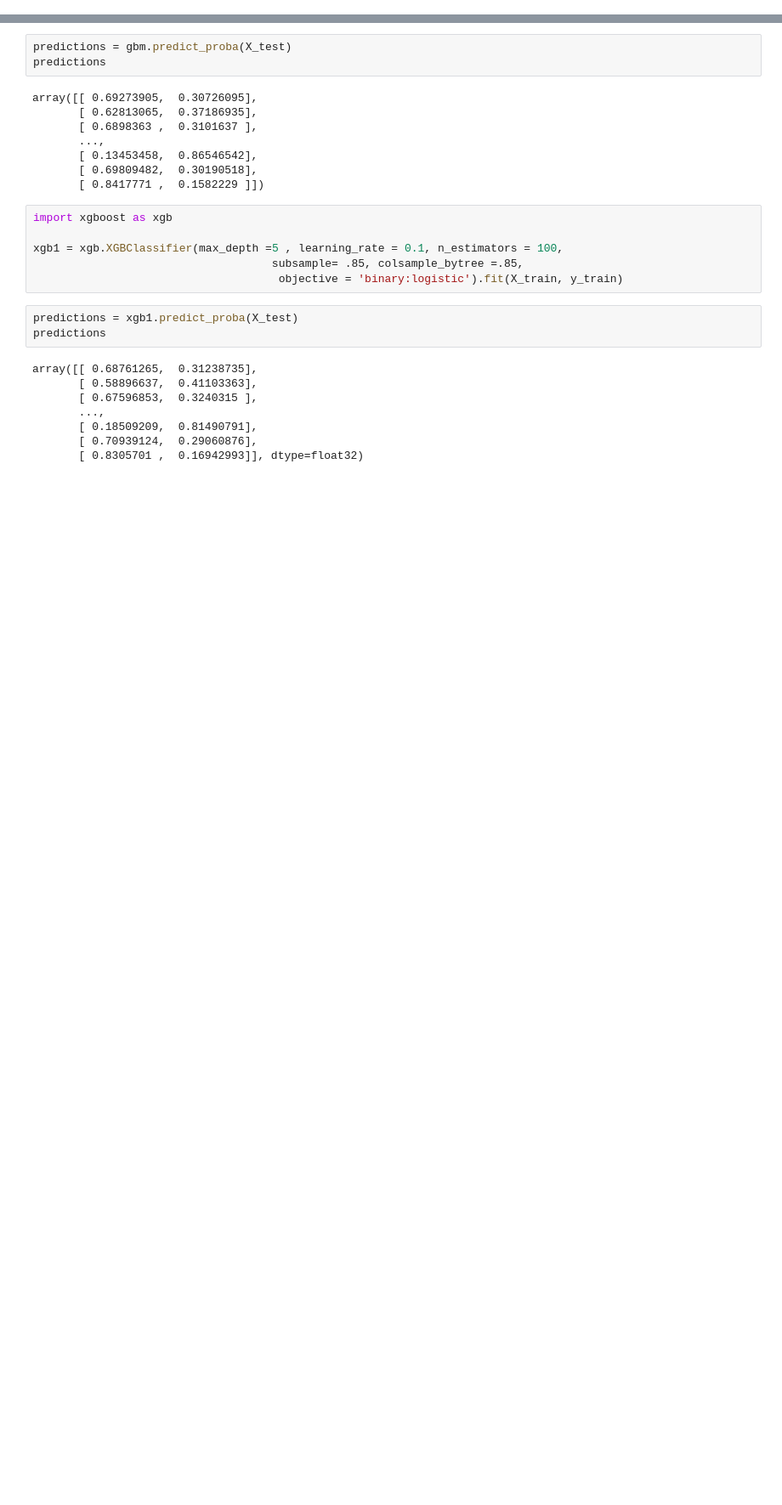
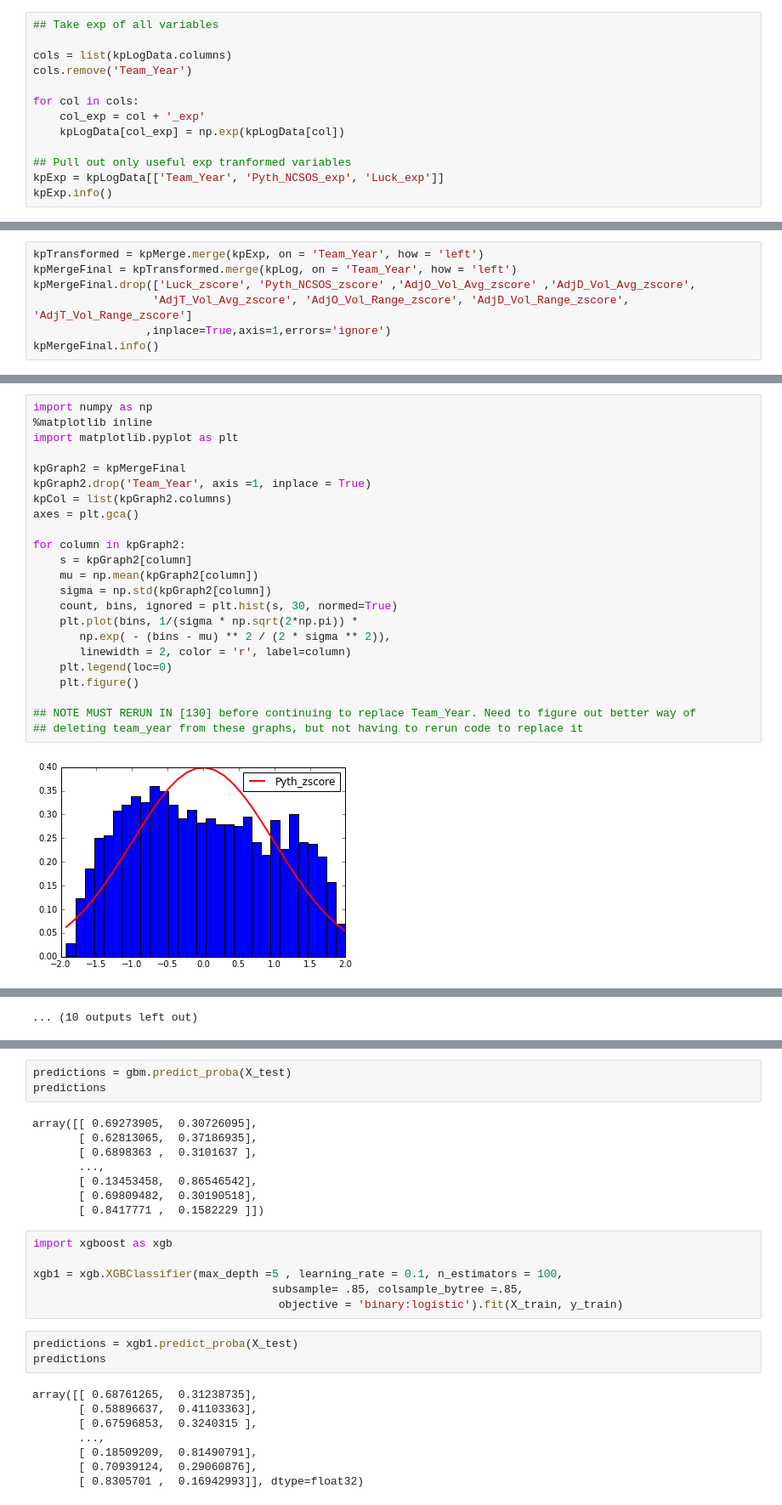
Before and after one commit to WesleyPasfield/March_Madness, a Jupyter notebook: MarchMadness.ipynb, the cells around one changed output, grey strips where cells are left out. Shown at 85% size. Saved outputs shown, nothing was run; the diff lists cells and outputs as text; blank space fills up the shorter version.

```diff
--- a/MarchMadness.ipynb
+++ b/MarchMadness.ipynb
@@ -185,0 +246,13 @@ memory usage: 794.2+ KB
+# %%
+## Take exp of all variables
+
+cols = list(kpLogData.columns)
+cols.remove('Team_Year')
+
+for col in cols:
+    col_exp = col + '_exp'
+    kpLogData[col_exp] = np.exp(kpLogData[col])
+
+## Pull out only useful exp tranformed variables
+kpExp = kpLogData[['Team_Year', 'Pyth_NCSOS_exp', 'Luck_exp']]
+kpExp.info()
@@ -185,0 +268,7 @@ memory usage: 794.2+ KB
+# %%
+kpTransformed = kpMerge.merge(kpExp, on = 'Team_Year', how = 'left')
+kpMergeFinal = kpTransformed.merge(kpLog, on = 'Team_Year', how = 'left')
+kpMergeFinal.drop(['Luck_zscore', 'Pyth_NCSOS_zscore' ,'AdjO_Vol_Avg_zscore' ,'AdjD_Vol_Avg_zscore',
+                  'AdjT_Vol_Avg_zscore', 'AdjO_Vol_Range_zscore', 'AdjD_Vol_Range_zscore', 'AdjT_Vol_Range_zscore']
+                 ,inplace=True,axis=1,errors='ignore')
+kpMergeFinal.info()
@@ -185,0 +293,25 @@ memory usage: 794.2+ KB
+# %%
+import numpy as np
+%matplotlib inline
+import matplotlib.pyplot as plt
+
+kpGraph2 = kpMergeFinal
+kpGraph2.drop('Team_Year', axis =1, inplace = True)
+kpCol = list(kpGraph2.columns)
+axes = plt.gca()
+
+for column in kpGraph2:
+    s = kpGraph2[column]
+    mu = np.mean(kpGraph2[column])
+    sigma = np.std(kpGraph2[column])
+    count, bins, ignored = plt.hist(s, 30, normed=True)
+    plt.plot(bins, 1/(sigma * np.sqrt(2*np.pi)) *
+       np.exp( - (bins - mu) ** 2 / (2 * sigma ** 2)),
+       linewidth = 2, color = 'r', label=column)
+    plt.legend(loc=0)
+    plt.figure()
+
+## NOTE MUST RERUN IN [130] before continuing to replace Team_Year. Need to figure out better way of
+## deleting team_year from these graphs, but not having to rerun code to replace it
+# %% [output]
+[figure, added]
@@ -186 +329,2 @@ memory usage: 794.2+ KB
+... (10 outputs left out)
 # %%
```
Also changed, not shown: parts of 15 cells of this notebook.
